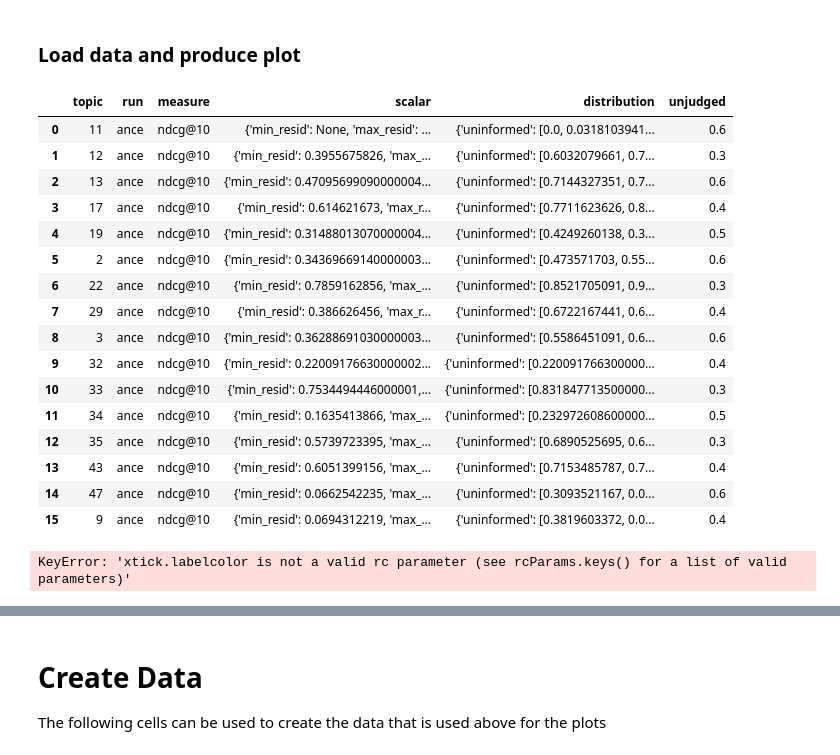
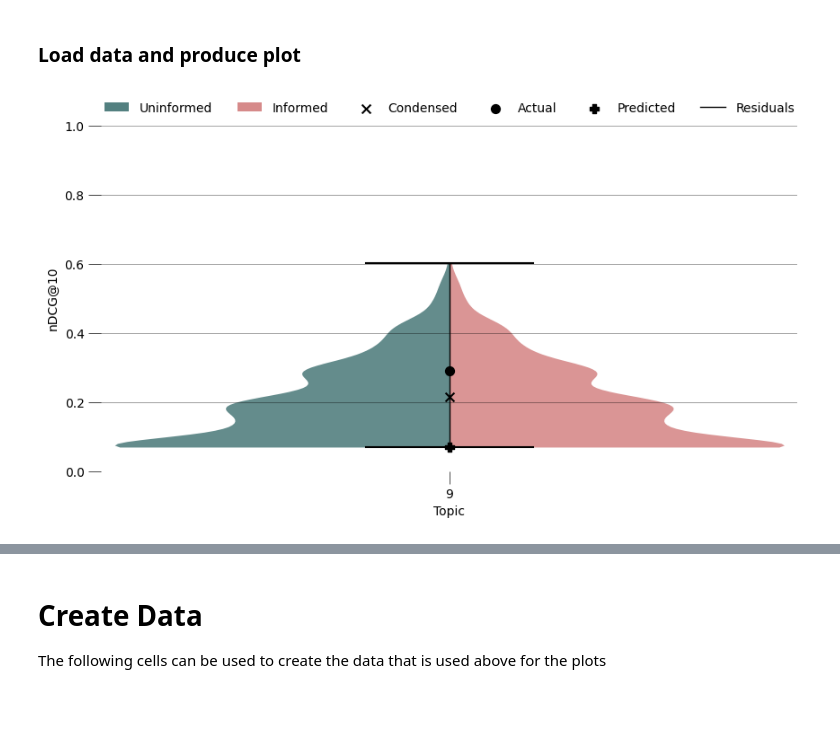
Before and after one commit to webis-de/ECIR-23, a Jupyter notebook: src/main/ipynb/visualization.ipynb, the cells around one changed output, grey strips where cells are left out. Saved outputs shown, nothing was run; the diff lists cells and outputs as text; code cells hidden in the pictures; blank space fills up the shorter version.

```diff
--- a/src/main/ipynb/visualization.ipynb
+++ b/src/main/ipynb/visualization.ipynb
@@ -67,16 +67,12 @@ def create_plot(data):
 
         total_topics = len(data)
         scalars = get_scalar_data(data)
+        plt.ylim(0, 1)
+        plt.scatter(
+            scalars.loc[:, "topic_num"].values,
+            scalars.loc[:, "condensed"].values,
+            marker="x", color="k", label="Condensed", s=50,
 
-        plt.scatter(
-            scalars.loc[scalars["condensed"] > scalars["actual"], "topic_num"].values,
-            scalars.loc[scalars["condensed"] > scalars["actual"], "condensed"].values,
-            marker="x", color="k", label="Condensed", s=50
-        )
-        plt.scatter(
-            scalars.loc[scalars["condensed"] <= scalars["actual"], "topic_num"].values,
-            scalars.loc[scalars["condensed"] <= scalars["actual"], "condensed"].values,
-            marker="x", color="k", label="Condensed", s=50
         )
         plt.scatter(
             scalars.loc[:, "topic_num"].values,
@@ -87,7 +83,7 @@ def create_plot(data):
         plt.scatter(
             scalars.loc[:, "topic_num"].values,
             scalars.loc[:, "predicted"].values,
-            marker="P", color="k", label="Actual", s=50
+            marker="P", color="k", label="Predicted", s=50
         )
 
         for index, row in scalars.iterrows():
@@ -97,7 +93,14 @@ def create_plot(data):
 
         handles, _ = ax.get_legend_handles_labels()
 
-        plt.legend(handles=handles[-6:])
+        covered_handles = set()
+        new_handles = []
+        for handle in handles:
+            if handle.get_label() not in covered_handles:
+                new_handles += [handle]
+                covered_handles.add(handle.get_label())
+
+        plt.legend(handles=new_handles)
         ax.set_xlabel("Topic")
         ax.set_ylabel("nDCG@10")
 
@@ -109,31 +112,12 @@ def create_plot(data):
     return plt
 # %% [markdown]
 ### Load data and produce plot
-# %%
-df_run = pd.read_json('beir-visualization-ance.jsonl', lines=True)
-df_run
-# %% [output]
-|  | topic | run | measure | scalar | distribution | unjudged |
-| 0 | 11 | ance | ndcg@10 | {'min_resid': None, 'max_resid': ... | {'uninformed': [0.0, 0.0318103941... | 0.6 |
-| 1 | 12 | ance | ndcg@10 | {'min_resid': 0.3955675826, 'max_... | {'uninformed': [0.6032079661, 0.7... | 0.3 |
-| 2 | 13 | ance | ndcg@10 | {'min_resid': 0.47095699090000004... | {'uninformed': [0.7144327351, 0.7... | 0.6 |
-| 3 | 17 | ance | ndcg@10 | {'min_resid': 0.614621673, 'max_r... | {'uninformed': [0.7711623626, 0.8... | 0.4 |
-| 4 | 19 | ance | ndcg@10 | {'min_resid': 0.31488013070000004... | {'uninformed': [0.4249260138, 0.3... | 0.5 |
-| 5 | 2 | ance | ndcg@10 | {'min_resid': 0.34369669140000003... | {'uninformed': [0.473571703, 0.55... | 0.6 |
-| 6 | 22 | ance | ndcg@10 | {'min_resid': 0.7859162856, 'max_... | {'uninformed': [0.8521705091, 0.9... | 0.3 |
-| 7 | 29 | ance | ndcg@10 | {'min_resid': 0.386626456, 'max_r... | {'uninformed': [0.6722167441, 0.6... | 0.4 |
-| 8 | 3 | ance | ndcg@10 | {'min_resid': 0.36288691030000003... | {'uninformed': [0.5586451091, 0.6... | 0.6 |
-| 9 | 32 | ance | ndcg@10 | {'min_resid': 0.22009176630000002... | {'uninformed': [0.220091766300000... | 0.4 |
-| 10 | 33 | ance | ndcg@10 | {'min_resid': 0.7534494446000001,... | {'uninformed': [0.831847713500000... | 0.3 |
-| 11 | 34 | ance | ndcg@10 | {'min_resid': 0.1635413866, 'max_... | {'uninformed': [0.232972608600000... | 0.5 |
-| 12 | 35 | ance | ndcg@10 | {'min_resid': 0.5739723395, 'max_... | {'uninformed': [0.6890525695, 0.6... | 0.3 |
-| 13 | 43 | ance | ndcg@10 | {'min_resid': 0.6051399156, 'max_... | {'uninformed': [0.7153485787, 0.7... | 0.4 |
-| 14 | 47 | ance | ndcg@10 | {'min_resid': 0.0662542235, 'max_... | {'uninformed': [0.3093521167, 0.0... | 0.6 |
-| 15 | 9 | ance | ndcg@10 | {'min_resid': 0.0694312219, 'max_... | {'uninformed': [0.3819603372, 0.0... | 0.4 |
 # %%
-data = df_run[(df_run['run'] == 'ance') & (df_run['unjudged'] > 0) & (df_run['unjudged'] < 0.6)].head(5).copy()
+TOPICS = [9]
+
+data = df_run[df_run['topic'].isin(TOPICS)].copy()
 data = [i.to_dict() for _, i in data.iterrows()]
 
 create_plot(data).show()
 # %% [output]
-KeyError: 'xtick.labelcolor is not a valid rc parameter (see rcParams.keys() for a list of valid parameters)'
+[figure, added]
```
Also changed, not shown: parts of 3 cells of this notebook.
